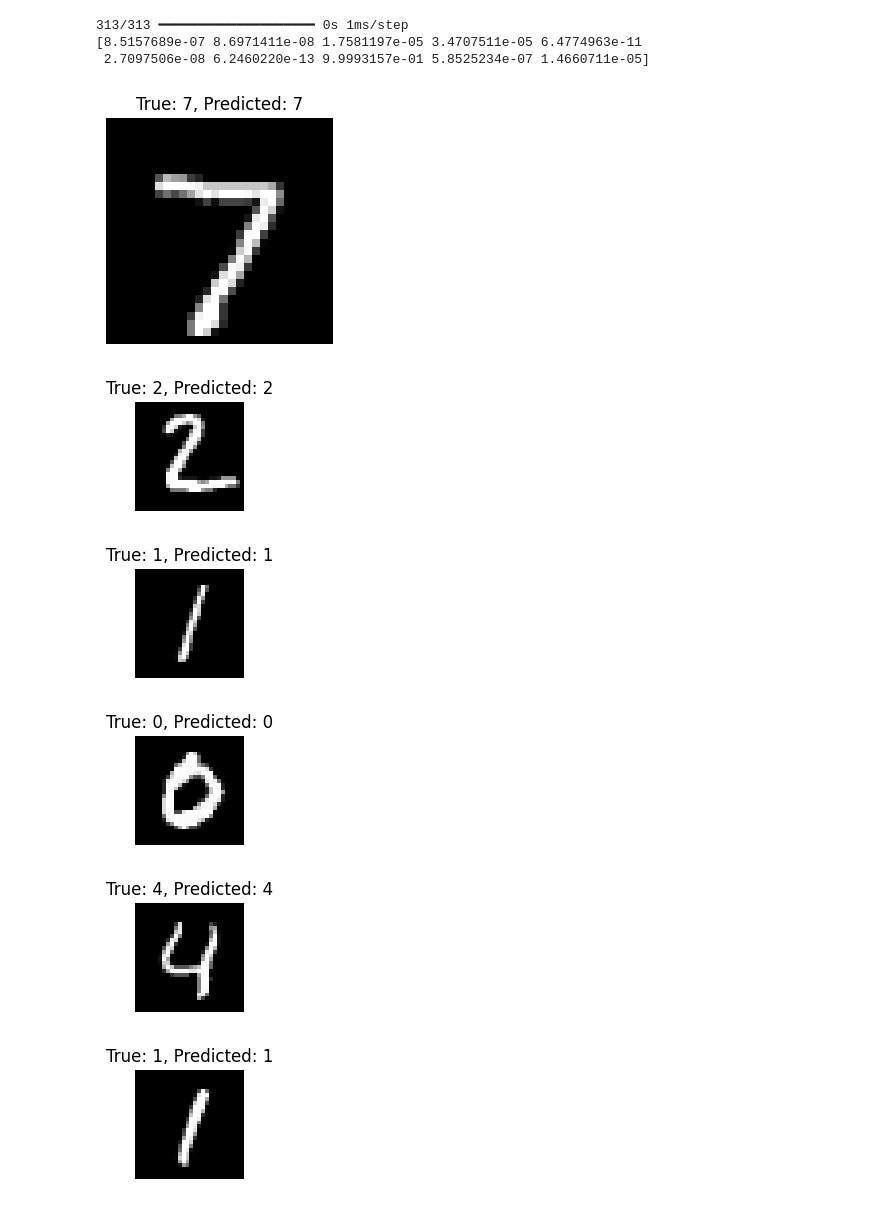
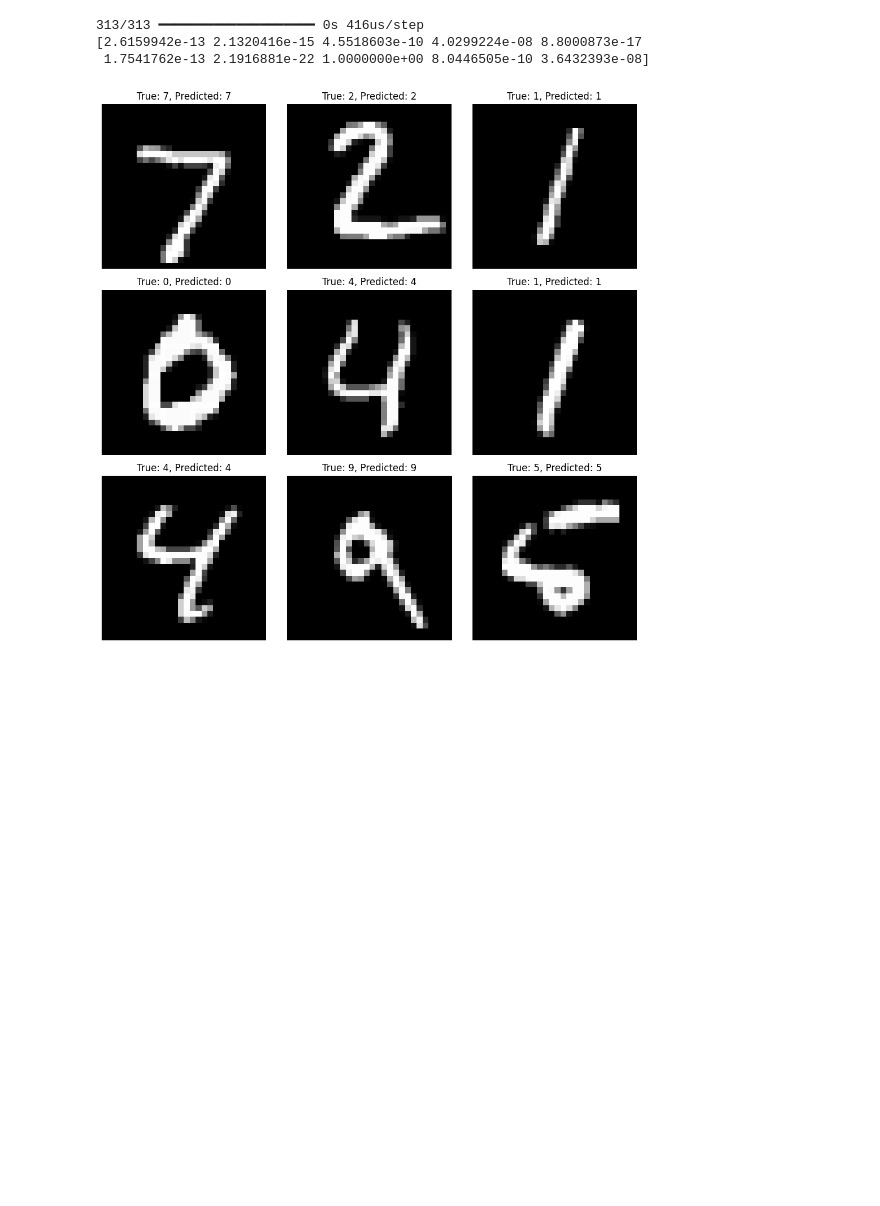
Before and after one commit to filipossowski/python.intro, a Jupyter notebook: Artificial Networks/TensorFlow.ipynb, the cells around one changed output. Drawn from its saved outputs; the diff is of its cells as text; code cells hidden in the pictures; blank space fills up the shorter version.

```diff
--- a/Artificial Networks/TensorFlow.ipynb
+++ b/Artificial Networks/TensorFlow.ipynb
@@ -14,18 +46,29 @@ Downloading data from https://storage.googleapis.com/tensorflow/tf-keras-dataset
 [figure]
+# %%
+def build_model(hidden_layers):
+    model = tf.keras.models.Sequential()
+    model.add(tf.keras.Input(shape=(28, 28)))
+    model.add(tf.keras.layers.Flatten())
+
+    for neurons in hidden_layers:
+        model.add(tf.keras.layers.Dense(neurons, activation='relu'))
+
+    model.add(tf.keras.layers.Dense(10, activation='softmax'))
+
+    model.compile(
+        optimizer='adam',
+        loss='sparse_categorical_crossentropy',
+        metrics=['accuracy']
+    )
+    return model
 # %%
-model = tf.keras.models.Sequential([
-    tf.keras.layers.Flatten(input_shape=(28, 28)),
-    tf.keras.layers.Dense(128, activation='relu'),
-    tf.keras.layers.Dense(10, activation='softmax')
-])
+epoch_results = []
 
-model.compile(optimizer='adam',
-    loss='sparse_categorical_crossentropy',
-    metrics=['accuracy'])
-for epoch in range(1, 16):
-    model.fit(x_train, y_train, epochs=epoch)
-    test_loss, test_acc = model.evaluate(x_test, y_test)
-    print(f'Epoch {epoch}:')
-    print('Test accuracy:', test_acc)
-    print("\n")
+for epochs in range(1, 16):
+    tf.keras.backend.clear_session()
+    model = build_model([128])
+    model.fit(x_train, y_train, epochs=epochs, verbose=0)
+    test_loss, test_acc = model.evaluate(x_test, y_test, verbose=1)
+    epoch_results.append((epochs, test_acc, test_loss))
+    print(f"Epochs: {epochs}, Test Accuracy: {test_acc:.4f}, Test Loss: {test_loss:.4f}")
 # %% [output]
@@ -49,20 +92,16 @@ Test accuracy: 0.9789999723434448
 # %%
 predictions = model.predict(x_test)
 print(predictions[0])
 plt.figure(figsize=(10, 10))
 for i in range(9):
     plt.subplot(3, 3, i + 1)
     plt.imshow(x_test[i], cmap='gray')
     plt.title(f"True: {y_test[i]}, Predicted: {tf.argmax(predictions[i])}")
     plt.axis('off')
-    plt.show()
+plt.tight_layout()
+plt.show()
 # %% [output]
-313/313 ━━━━━━━━━━━━━━━━━━━━ 0s 1ms/step
-[8.5157689e-07 8.6971411e-08 1.7581197e-05 3.4707511e-05 6.4774963e-11
- 2.7097506e-08 6.2460220e-13 9.9993157e-01 5.8525234e-07 1.4660711e-05]
+313/313 ━━━━━━━━━━━━━━━━━━━━ 0s 416us/step
+[2.6159942e-13 2.1320416e-15 4.5518603e-10 4.0299224e-08 8.8000873e-17
+ 1.7541762e-13 2.1916881e-22 1.0000000e+00 8.0446505e-10 3.6432393e-08]
-[figure, old version]
+[figure, new version]
-[figure, removed]
-[figure, removed]
-[figure, removed]
-[figure, removed]
-[figure, removed]
```
Also changed, not shown: parts of 10 cells of this notebook.
